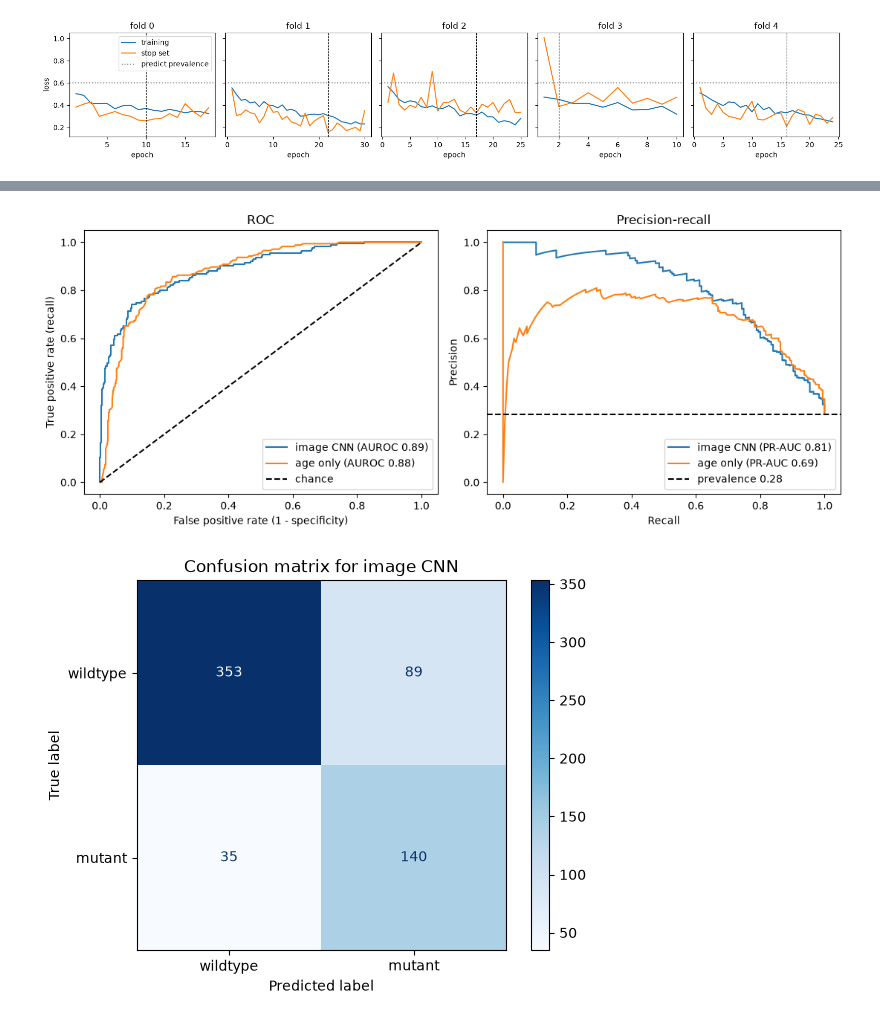
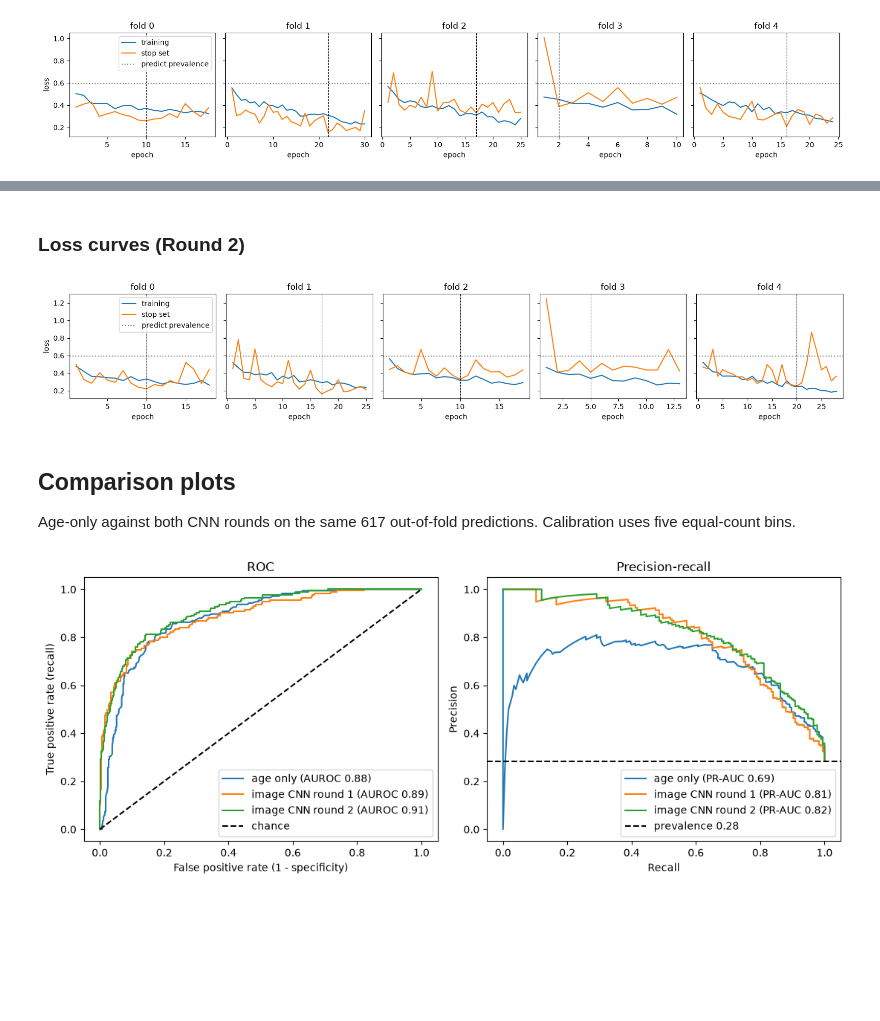
Before and after one commit to javencp/gliomas-idh-mri-prediction, a Jupyter notebook: Notebooks/04_cnn_model.ipynb, the cells around one changed output, grey strips where cells are left out. Drawn from its saved outputs; the diff is of its cells as text; code cells hidden in the pictures; blank space fills up the shorter version.

```diff
--- a/Notebooks/04_cnn_model.ipynb
+++ b/Notebooks/04_cnn_model.ipynb
@@ -77,20 +113,24 @@ AUROC image CNN minus age-only: +0.008 (95% CI -0.030 to +0.042)
 # %%
-import matplotlib.pyplot as plt
+def plot_loss_curves(run_dir):
+    h = pd.read_csv(run_dir / "history.csv")
+    runs = pd.read_csv(run_dir / "runs.csv")
+    best = runs[runs["mode"] == "final"].set_index("fold")["best_epoch"]
+    m = y.mean()
+    prevalence_loss = -(m * np.log(m) + (1 - m) * np.log(1 - m))
+    groups = list(h[h["mode"] == "final"].groupby("fold"))
+    fig, axes = plt.subplots(1, len(groups), figsize=(3.2 * len(groups), 3), sharey=True, squeeze=False)
+    for ax, (fold, g) in zip(axes[0], groups):
+        ax.plot(g["epoch"], g["train_loss"], label="training")
+        ax.plot(g["epoch"], g["stop_loss"], label="stop set")
+        ax.axhline(prevalence_loss, color="gray", ls=":", label="predict prevalence")
+        ax.axvline(best[fold], color="k", ls="--", lw=0.8)
+        ax.set(title=f"fold {fold}", xlabel="epoch")
+    axes[0][0].set_ylabel("loss")
+    axes[0][0].legend()
+    plt.tight_layout()
+    plt.show()
 
-h = pd.read_csv(CNN_DIR / "history.csv")
-runs = pd.read_csv(CNN_DIR / "runs.csv")
-best = runs[runs["mode"] == "final"].set_index("fold")["best_epoch"]
 
-groups = list(h[h["mode"] == "final"].groupby("fold"))
-fig, axes = plt.subplots(1, len(groups), figsize=(3.2 * len(groups), 3), sharey=True, squeeze=False)
-for ax, (fold, g) in zip(axes[0], groups):
-    ax.plot(g["epoch"], g["train_loss"], label="training")
-    ax.plot(g["epoch"], g["stop_loss"], label="stop set")
-    ax.axhline(0.60, color="gray", ls=":", label="predict prevalence")
-    ax.axvline(best[fold], color="k", ls="--", lw=0.8)
-    ax.set(title=f"fold {fold}", xlabel="epoch")
-axes[0][0].set_ylabel("loss"); axes[0][0].legend()
-plt.tight_layout()
-plt.show()
+plot_loss_curves(R1_DIR)
 # %% [output]
 [figure]
@@ -97,8 +210,16 @@ plt.show()
+# %% [markdown]
+### Loss curves (Round 2)
+# %%
+plot_loss_curves(R2_DIR)
+# %% [output]
+[figure, added]
+# %% [markdown]
+## Comparison plots
+Age-only against both CNN rounds on the same 617 out-of-fold predictions. Calibration uses five equal-count bins.
 # %%
-from sklearn.calibration import calibration_curve
+models = {"age only": p_age, "image CNN round 1": p_r1, "image CNN round 2": p_r2}
 
-models = {"image CNN": prob_cnn, "age only": prob_age}
-
+# Plot ROC and PR curves for all three models
 fig, axes = plt.subplots(1, 2, figsize=(11, 4.5))
 for name, prob in models.items():
     fpr, tpr, _ = roc_curve(y, prob)
@@ -114,11 +235,4 @@ for ax in axes:
 plt.tight_layout()
 plt.show()
 # %% [output]
-[figure, old version]
+[figure, new version]
-# %%
-ConfusionMatrixDisplay(confusion_matrix(y, pred), display_labels=["wildtype", "mutant"]).plot(
-    cmap="Blues", values_format="d")
-plt.title("Confusion matrix for image CNN")
-plt.show()
-# %% [output]
-[figure, removed]
```
Also changed, not shown: parts of 16 cells of this notebook, 2 other files.
